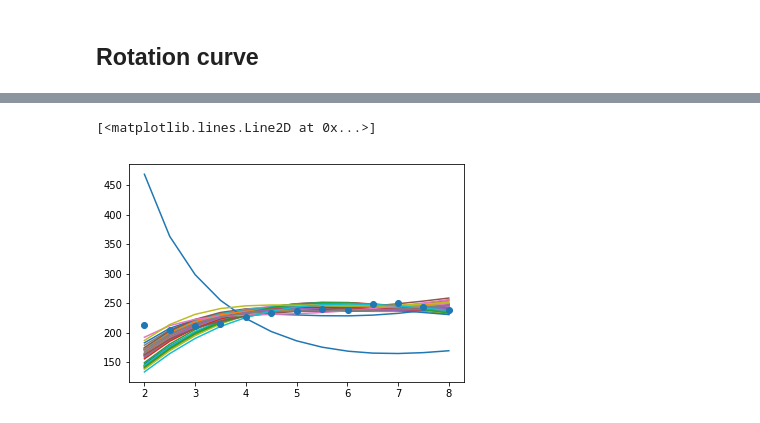
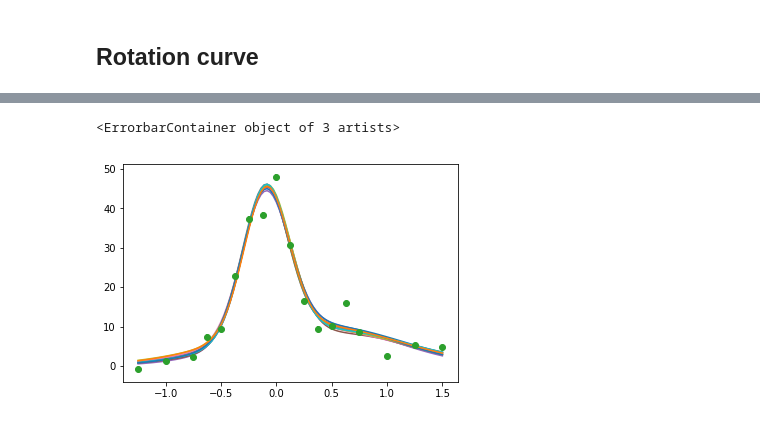
Before and after one commit to arthur-tsang/CO-project, a Jupyter notebook: mcmc.ipynb, the cells around one changed output, grey strips where cells are left out. Cells and saved outputs as stored; diff of their text form; code cells hidden in the pictures.

```diff
--- a/mcmc.ipynb
+++ b/mcmc.ipynb
@@ -75,0 +120,14 @@ for walker in range(nwalkers):
+# %%
+popt_cheat = [-0.09681686,  0.20888485, 37.56430858,  0.38489606,  0.73162962, 9.76525117]
+# %%
+p0 = np.array([popt_cheat for _ in range(nwalkers)]) + 0.01 * np.random.randn(nwalkers, ndim) #[3,1e7, 5, 1e7]
+# %%
+sampler = emcee.EnsembleSampler(nwalkers, ndim, log_prob)
+state = sampler.run_mcmc(p0, 5000)
+# %%
+chain = sampler.get_chain()
+for dim in range(ndim):
+    print('dim', dim)
+    for walker in range(nwalkers):
+        plt.plot(abs(chain[:,walker,dim]))
+    plt.show()
@@ -81,8 +152,9 @@ for walker in range(nwalkers):
 # %%
+b_all = np.linspace(-1.25, 1.5, 100)
 for walker in range(nwalkers):
     x = chain[-1,walker,:]
-    plt.plot(radius_list, [diskhalo_fit(r, *x) for r in radius_list])
-plt.plot(radius_list, vel_list, 'o')
+    plt.plot(b_all, [double_gaussian(b, *x) for b in b_all])
+plt.errorbar(b_list, w_list, w_err_list, fmt='o')
 # %% [output]
-[<matplotlib.lines.Line2D at 0x...>]
+<ErrorbarContainer object of 3 artists>
-[figure, old version]
+[figure, new version]
```
Also changed, not shown: parts of 30 cells of this notebook, 4 other files.
